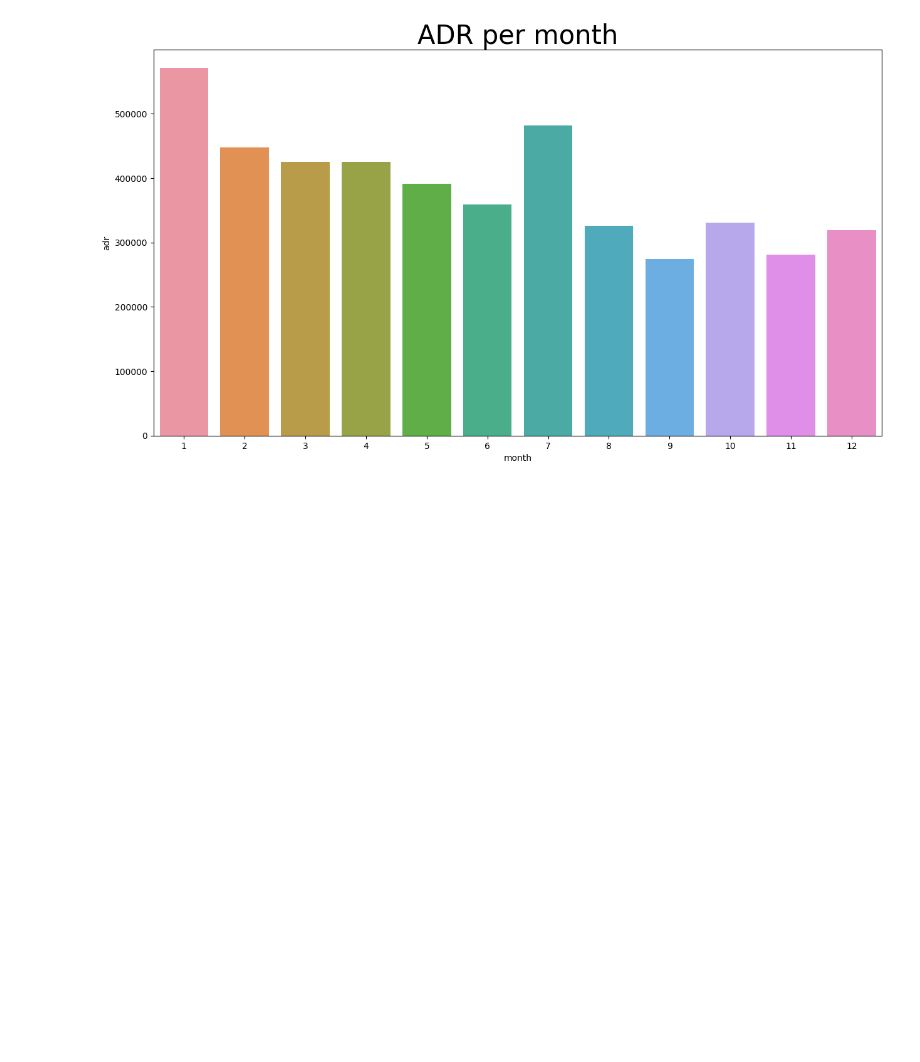
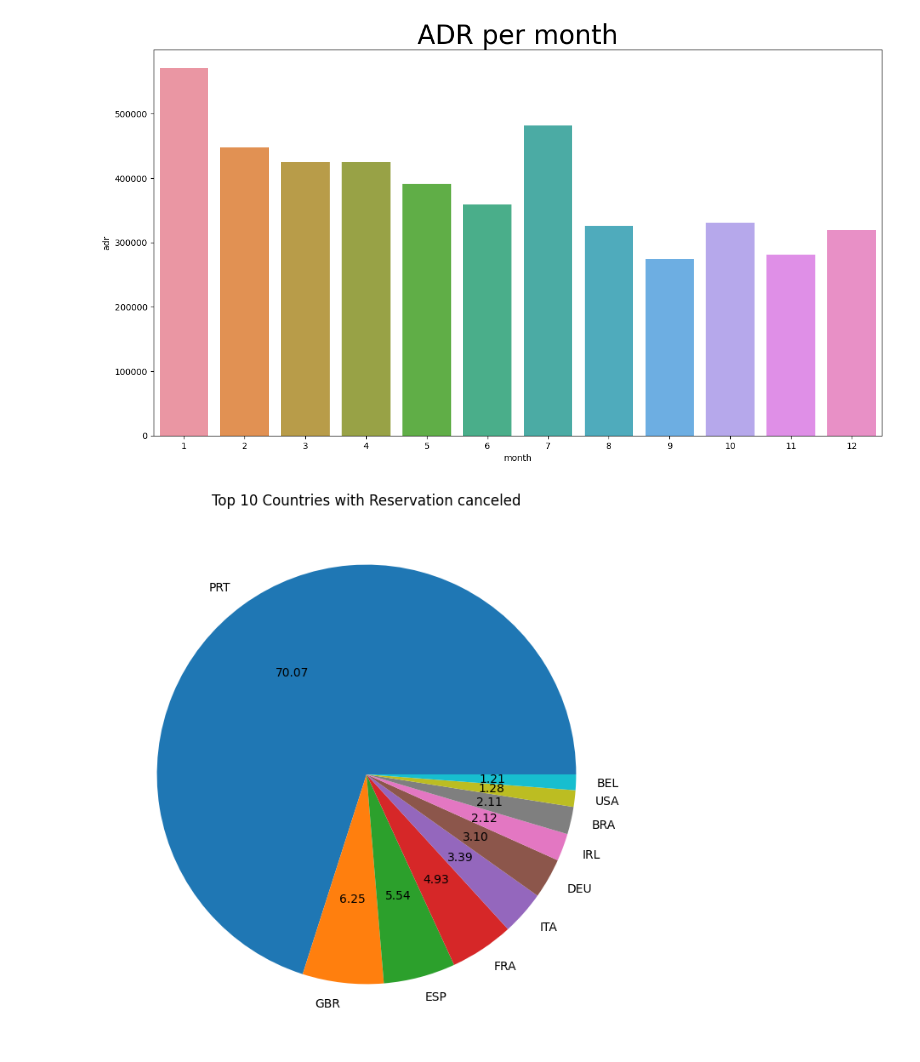
Before and after one commit to Chinmaya0201/Hotel-Booking-Analysis, a Jupyter notebook: Data_analysis.ipynb, the cells around one changed output. Saved outputs shown, nothing was run; the diff lists cells and outputs as text; code cells hidden in the pictures; blank space fills up the shorter version.

```diff
--- a/Data_analysis.ipynb
+++ b/Data_analysis.ipynb
@@ -259,3 +259,12 @@ sns.barplot(x='month', y= 'adr', data= df[df['is_canceled'] == 1].groupby('month
 plt.show()
 # %% [output]
 [figure]
+# %%
+canceled_data = df[df['is_canceled']==1]
+top_10_country = canceled_data['country'].value_counts()[:10]
+plt.figure(figsize= (8,8))
+plt.title('Top 10 Countries with Reservation canceled')
+plt.pie(top_10_country, autopct= '%.2f', labels= top_10_country.index)
+plt.show()
+# %% [output]
+[figure, added]
```
Also changed, not shown: parts of 5 cells of this notebook.
